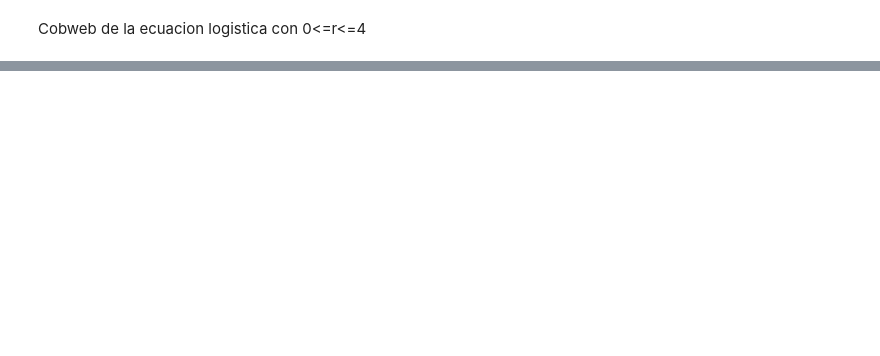
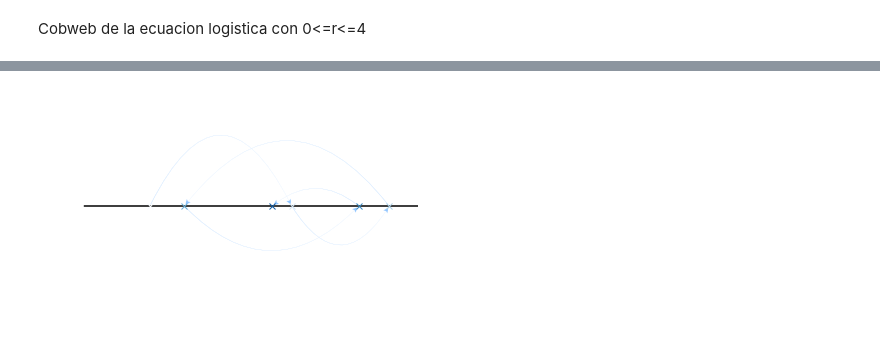
Before and after one commit to ekiMGlz/lyapunov-exp, a Jupyter notebook: strogatz-10-ej.ipynb, the cells around one changed output, grey strips where cells are left out. Cells and saved outputs as stored; diff of their text form; code cells hidden in the pictures; blank space fills up the shorter version.

```diff
--- a/strogatz-10-ej.ipynb
+++ b/strogatz-10-ej.ipynb
@@ -27,0 +31,30 @@ for i in range(iterations):
+# %%
+l = [0.2]
+iters = 6
+for i in range(iters):
+    l.append(f(l[-1]))
+
+
+plt.axis([0, 1, -1, 1])
+plt.hlines(0, 0, 1)
+ars = patches.ArrowStyle.Fancy(5, 5)
+cmap = cm.get_cmap("Blues")
+
+rad = -1
+parity = 1
+plt.plot(l[0], 0, 'x', color=cmap(0))
+for i in range(iters-1):
+    if np.sign(l[i+1] - l[i]) != parity:
+        parity *= -1
+        rad = -rad
+
+    a = patches.FancyArrowPatch([l[i], 0], [l[i+1], 0], connectionstyle=patches.ConnectionStyle.Arc3(rad=rad),
+                                linewidth=0.2, arrowstyle=ars)
+    plt.plot(l[i+1], 0, 'x', color=cmap((i+1)/iters))
+    plt.gca().add_patch(a)
+
+    rad *= -0.8
+
+plt.show()
+# %% [output]
+[figure, added]
```
Also changed, not shown: parts of 5 cells of this notebook, 1 other file.
